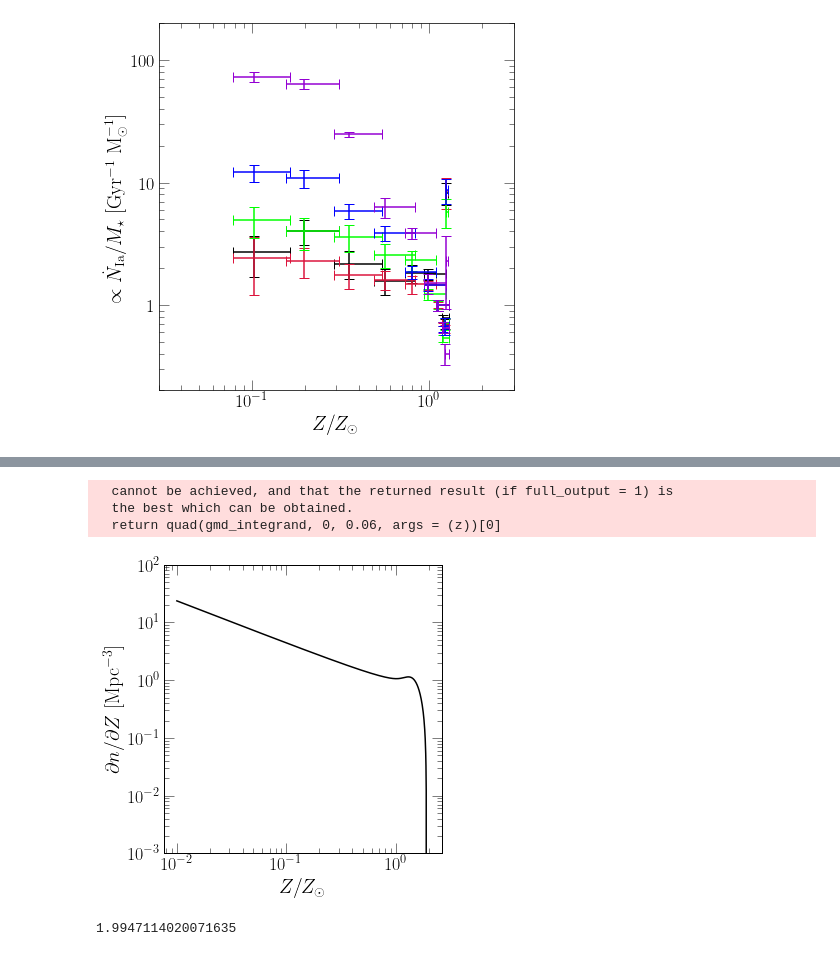
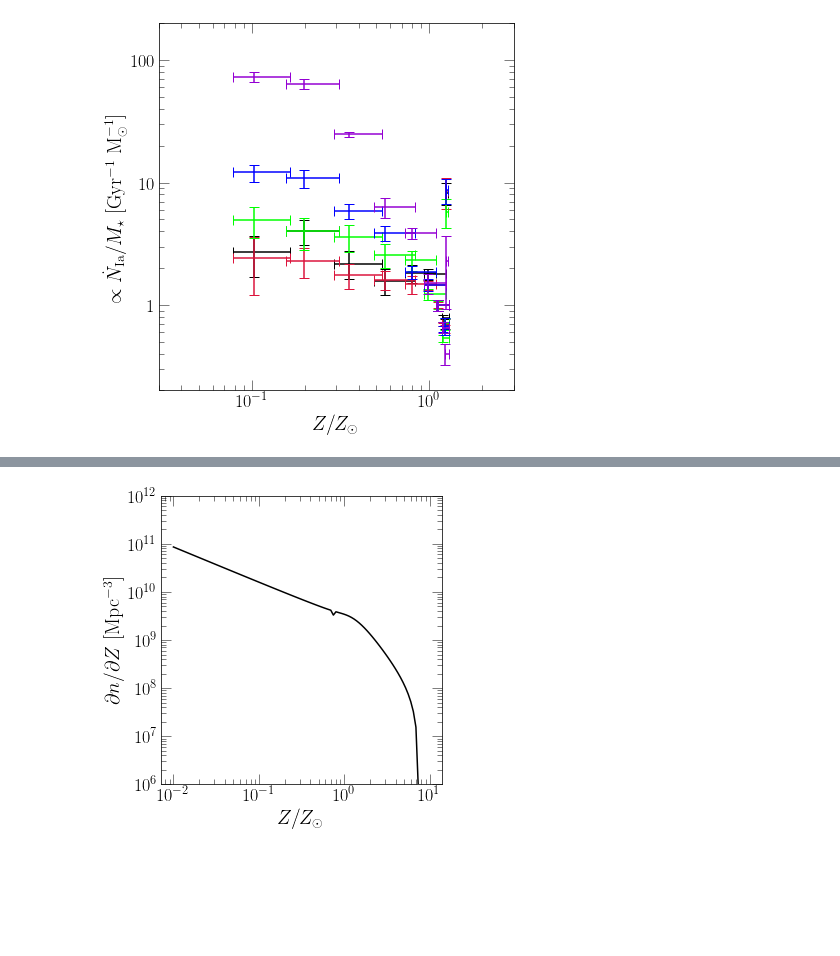
Before and after one commit to giganano/iarates, a Jupyter notebook: notebooks/mocks.ipynb, the cells around one changed output, grey strips where cells are left out. Drawn from its saved outputs; the diff is of its cells as text; code cells hidden in the pictures; blank space fills up the shorter version.

Commit message:
started figures outline

```diff
--- a/notebooks/mocks.ipynb
+++ b/notebooks/mocks.ipynb
@@ -335,45 +337,37 @@ def galactic_metallicity_distribution_noscatter(z, logmto = 8.901, logmstar = 10
     exponential = np.exp(-mto_on_mstar * (z_asm_on_z - 1)**(-1 / gamma))
     phi1 = phi1star * (mto_on_mstar * (z_asm_on_z - 1)**(-1 / gamma))**alpha1
     phi2 = phi2star * (mto_on_mstar * (z_asm_on_z - 1)**(-1 / gamma))**alpha2
-    dmdz = 1 / gamma * z_asm_on_z / z * (z_asm_on_z - 1)**(-1 / gamma - 1)
+    dmdz = mto / gamma * z_asm_on_z / z * (z_asm_on_z - 1)**(-1 / gamma - 1)
     return exponential * (phi1 + phi2) * dmdz
 
 def mzr_scatter(dz, z):
-#     return np.exp(-np.log10(dz)**2 / (2 * 0.2**2))
-    dlogz = dz / z
+    dlogz = dz / (z * np.log(10))
     return 1 / (0.2 * np.sqrt(2 * np.pi)) * np.exp(-dlogz**2 / (2 * 0.2**2))
 
 def gmd_integrand(zprime, z):
     return galactic_metallicity_distribution_noscatter(zprime) * mzr_scatter(z - zprime, z)
 
 def gmd(z):
-    return quad(gmd_integrand, 0, 0.06, args = (z))[0]
+    return quad(gmd_integrand, 0, 0.1, args = (z))[0]
 # %%
 fig = plt.figure()
 ax = fig.add_subplot(111)
 ax.set_xscale("log")
 ax.set_yscale("log")
 ax.set_xlabel(r"$Z / Z_\odot$")
 ax.set_ylabel(r"$\partial n / \partial Z$ [Mpc$^{-3}$]")
-ax.set_ylim([1e-3, 1e2])
+ax.set_ylim([1e6, 1e12])
 
-xvals = np.logspace(-2, 0.3, 1000)
+xvals = np.logspace(-2, 0.99, 100)
 # yvals = [galactic_metallicity_distribution_noscatter(0.00572 * _) for _ in xvals]
 # ax.plot(xvals, yvals, c = named_colors()["red"])
 yvals = [gmd(0.00572 * _) for _ in xvals]
 ax.plot(xvals, yvals, c = named_colors()["black"])
 
 plt.tight_layout()
 plt.show()
 # %% [output]
-  cannot be achieved, and that the returned result (if full_output = 1) is
-  the best which can be obtained.
-  return quad(gmd_integrand, 0, 0.06, args = (z))[0]
-[figure, old version]
+[figure, new version]
-# %%
-mzr_scatter(1)
-# %% [output]
-1.9947114020071635
 # %%
 fig = plt.figure(figsize = (6, 6))
 ax = fig.add_subplot(111)
```
Also changed, not shown: parts of 2 cells of this notebook, 3 other files.
